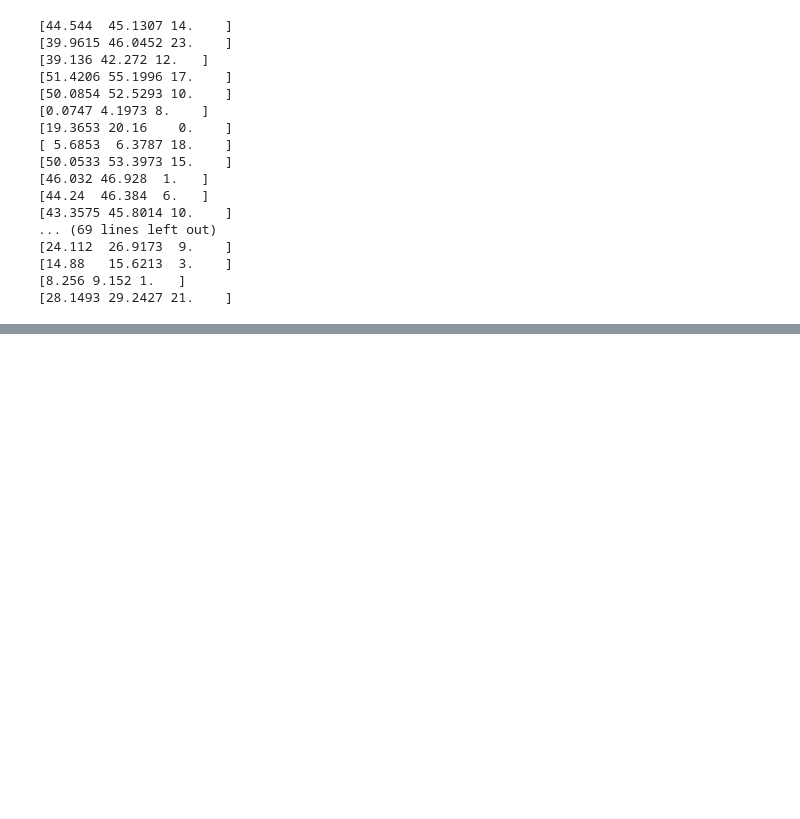
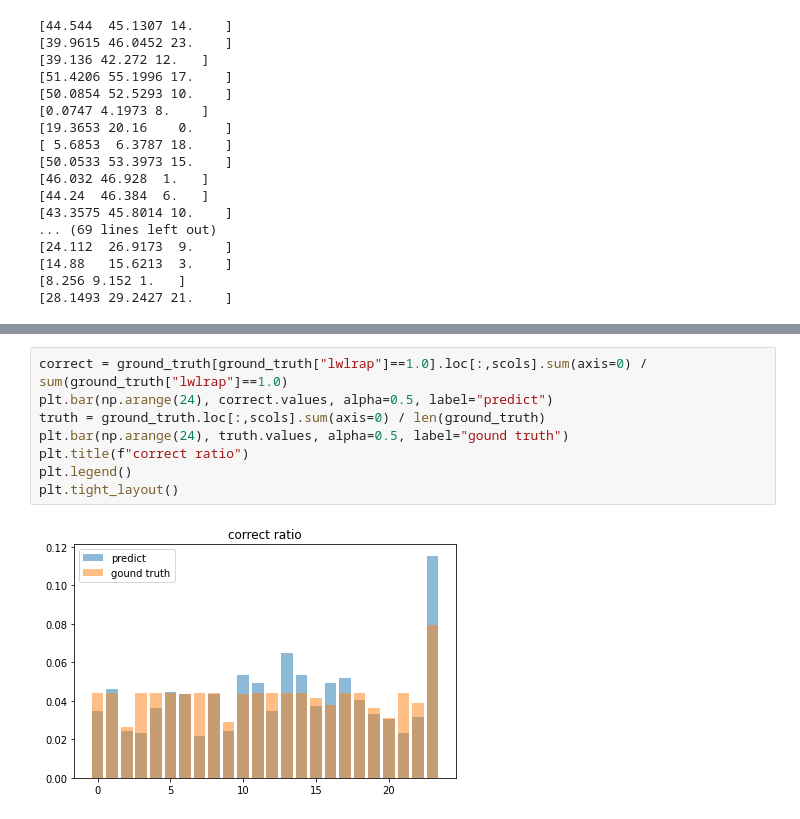
Before and after one commit to ibkuroyagi/Rainforest-Connection-Species-Audio-Detection, a Jupyter notebook: working/EDA.ipynb, the cells around one changed output, grey strips where cells are left out. Drawn from its saved outputs; the diff is of its cells as text; blank space fills up the shorter version.

```diff
--- a/working/EDA.ipynb
+++ b/working/EDA.ipynb
@@ -588,0 +614,10 @@ for batch in data_loader:
+# %%
+correct = ground_truth[ground_truth["lwlrap"]==1.0].loc[:,scols].sum(axis=0) / sum(ground_truth["lwlrap"]==1.0)
+plt.bar(np.arange(24), correct.values, alpha=0.5, label="predict")
+truth = ground_truth.loc[:,scols].sum(axis=0) / len(ground_truth)
+plt.bar(np.arange(24), truth.values, alpha=0.5, label="gound truth")
+plt.title(f"correct ratio")
+plt.legend()
+plt.tight_layout()
+# %% [output]
+[figure, added]
```
Also changed, not shown: parts of 9 cells of this notebook, 3 other files.
